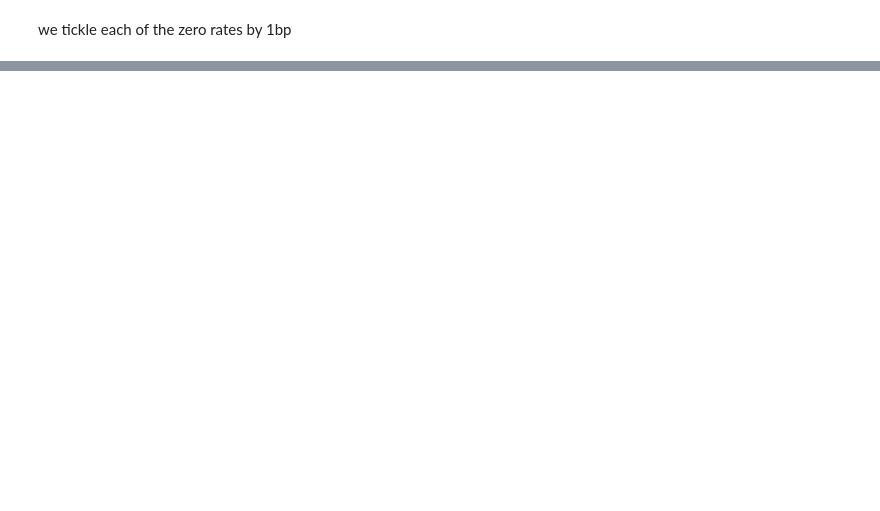
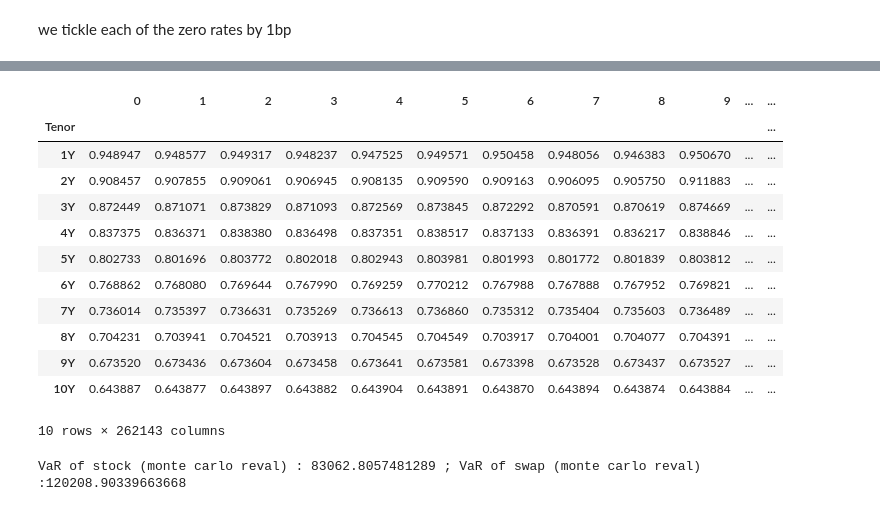
Before and after one commit to kilowiski/risk-analysis-mirror, a Jupyter notebook: var.ipynb, the cells around one changed output, grey strips where cells are left out. Saved outputs shown, nothing was run; the diff lists cells and outputs as text; code cells hidden in the pictures; blank space fills up the shorter version.

Commit message:
attempt monte carlo

```diff
--- a/var.ipynb
+++ b/var.ipynb
@@ -330,0 +334,3 @@ var_swap
+# %%
+correlated_normals = np.matmul(independent_normals, swap_diff_cov_cholesky)
+correlated_normals.shape
@@ -330,0 +339,8 @@ var_swap
+# %%
+df_correlated_normals = pd.DataFrame(correlated_normals.T, index=pv01.index)
+# %%
+for idx in sliced_curr_sofr_rate.index:
+    df_correlated_normals.loc[idx] = (
+        df_correlated_normals.loc[idx] + sliced_curr_sofr_rate[idx]
+    )
+df_correlated_normals
@@ -330,0 +361,22 @@ var_swap
+# %%
+# convert to disc factor
+for i in range(1, len(df_correlated_normals.index) + 1):
+    df_correlated_normals.iloc[i - 1] = df_correlated_normals.iloc[i - 1].apply(
+        lambda x: np.exp(-x * i)
+    )
+# %%
+df_correlated_normals
+# %% [output]
+|  | 0 | 1 | 2 | 3 | 4 | 5 | 6 | 7 | 8 | 9 | ... | ... |
+| Tenor |  |  |  |  |  |  |  |  |  |  |  | ... |
+| 1Y | 0.948947 | 0.948577 | 0.949317 | 0.948237 | 0.947525 | 0.949571 | 0.950458 | 0.948056 | 0.946383 | 0.950670 | ... | ... |
+| 2Y | 0.908457 | 0.907855 | 0.909061 | 0.906945 | 0.908135 | 0.909590 | 0.909163 | 0.906095 | 0.905750 | 0.911883 | ... | ... |
+| 3Y | 0.872449 | 0.871071 | 0.873829 | 0.871093 | 0.872569 | 0.873845 | 0.872292 | 0.870591 | 0.870619 | 0.874669 | ... | ... |
+| 4Y | 0.837375 | 0.836371 | 0.838380 | 0.836498 | 0.837351 | 0.838517 | 0.837133 | 0.836391 | 0.836217 | 0.838846 | ... | ... |
+| 5Y | 0.802733 | 0.801696 | 0.803772 | 0.802018 | 0.802943 | 0.803981 | 0.801993 | 0.801772 | 0.801839 | 0.803812 | ... | ... |
+| 6Y | 0.768862 | 0.768080 | 0.769644 | 0.767990 | 0.769259 | 0.770212 | 0.767988 | 0.767888 | 0.767952 | 0.769821 | ... | ... |
+| 7Y | 0.736014 | 0.735397 | 0.736631 | 0.735269 | 0.736613 | 0.736860 | 0.735312 | 0.735404 | 0.735603 | 0.736489 | ... | ... |
+| 8Y | 0.704231 | 0.703941 | 0.704521 | 0.703913 | 0.704545 | 0.704549 | 0.703917 | 0.704001 | 0.704077 | 0.704391 | ... | ... |
+| 9Y | 0.673520 | 0.673436 | 0.673604 | 0.673458 | 0.673641 | 0.673581 | 0.673398 | 0.673528 | 0.673437 | 0.673527 | ... | ... |
+| 10Y | 0.643887 | 0.643877 | 0.643897 | 0.643882 | 0.643904 | 0.643891 | 0.643870 | 0.643894 | 0.643874 | 0.643884 | ... | ... |
+10 rows × 262143 columns
@@ -330,0 +405,6 @@ var_swap
+# %%
+print(
+    f"VaR of stock (monte carlo reval) : {var_stock_mc_reval} ; VaR of swap (monte carlo reval) :{var_swap_mc_reval}"
+)
+# %% [output]
+VaR of stock (monte carlo reval) : 83062.8057481289 ; VaR of swap (monte carlo reval) :120208.90339663668
```
Also changed, not shown: parts of 48 cells of this notebook.
